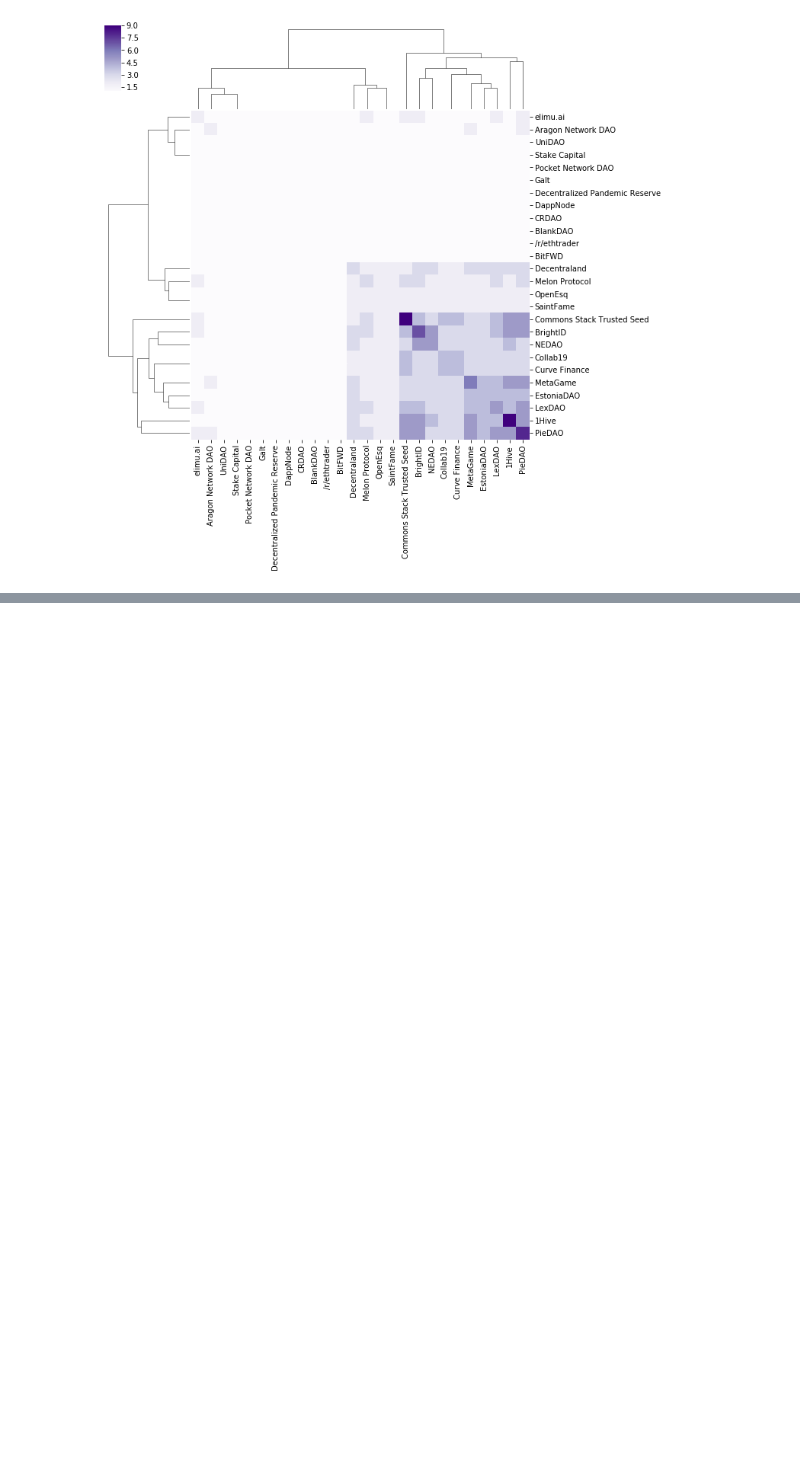
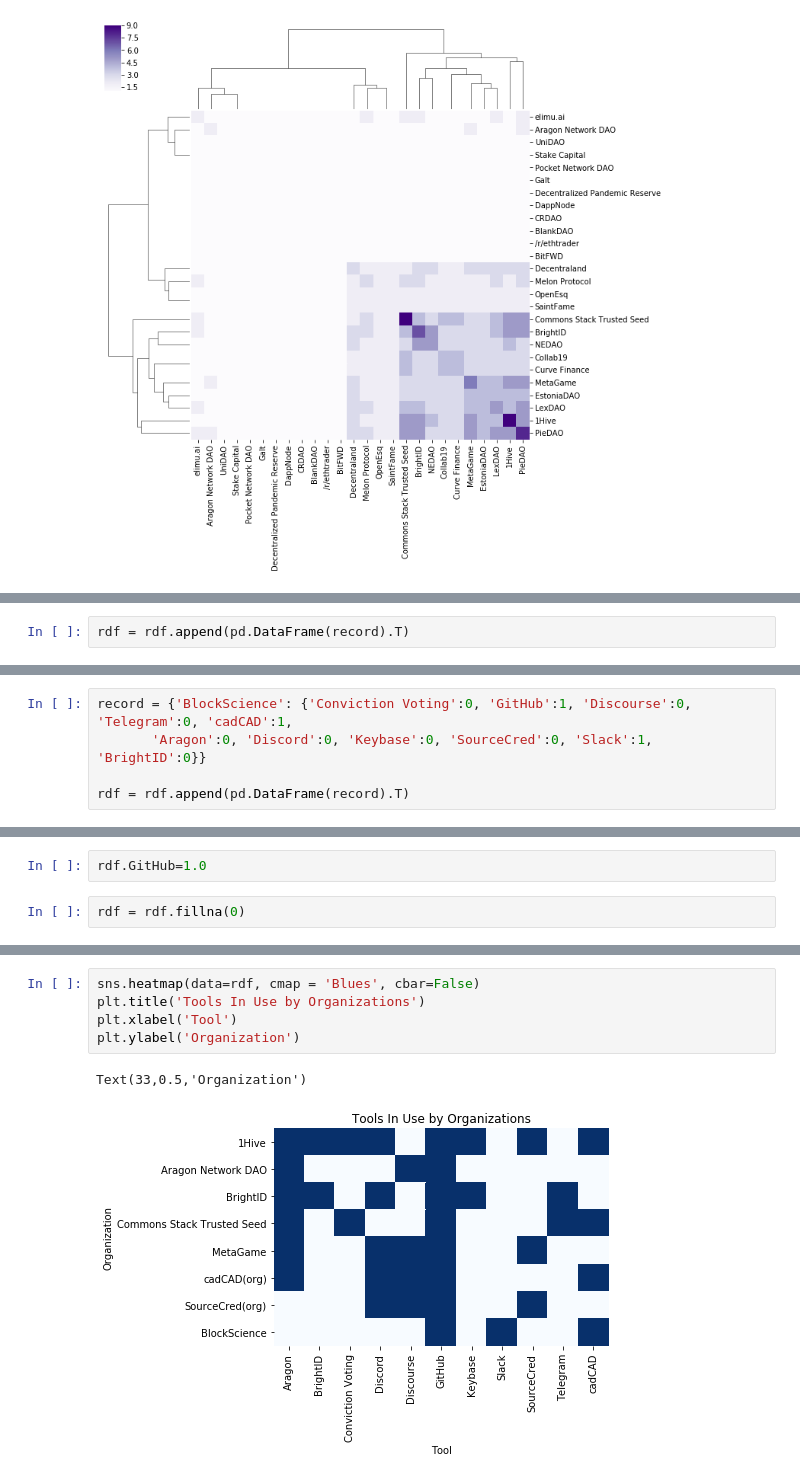
Before and after one commit to metagov/govbase, a Jupyter notebook: airtableToNetworkx.ipynb, the cells around one changed output, grey strips where cells are left out. Cells and saved outputs as stored; diff of their text form; blank space fills up the shorter version.

Commit message:
plots for article

```diff
--- a/airtableToNetworkx.ipynb
+++ b/airtableToNetworkx.ipynb
@@ -464,0 +537,2 @@ sns.clustermap(data=tool_data_df, cmap = 'Purples')
+# %%
+rdf = rdf.append(pd.DataFrame(record).T)
@@ -464,0 +550,5 @@ sns.clustermap(data=tool_data_df, cmap = 'Purples')
+# %%
+record = {'BlockScience': {'Conviction Voting':0, 'GitHub':1, 'Discourse':0, 'Telegram':0, 'cadCAD':1,
+       'Aragon':0, 'Discord':0, 'Keybase':0, 'SourceCred':0, 'Slack':1, 'BrightID':0}}
+
+rdf = rdf.append(pd.DataFrame(record).T)
@@ -464,0 +567,4 @@ sns.clustermap(data=tool_data_df, cmap = 'Purples')
+# %%
+rdf.GitHub=1.0
+# %%
+rdf = rdf.fillna(0)
@@ -464,0 +583,8 @@ sns.clustermap(data=tool_data_df, cmap = 'Purples')
+# %%
+sns.heatmap(data=rdf, cmap = 'Blues', cbar=False)
+plt.title('Tools In Use by Organizations')
+plt.xlabel('Tool')
+plt.ylabel('Organization')
+# %% [output]
+Text(33,0.5,'Organization')
+[figure, added]
```
Also changed, not shown: parts of 37 cells of this notebook, 4 other files.
